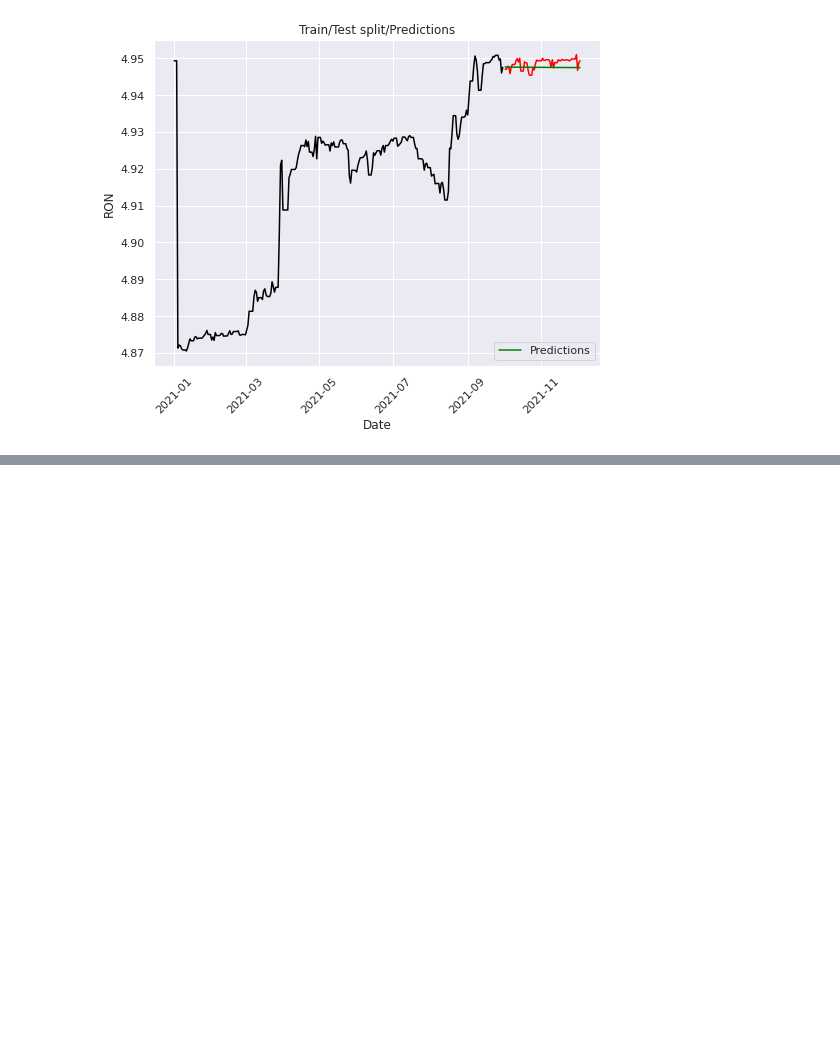
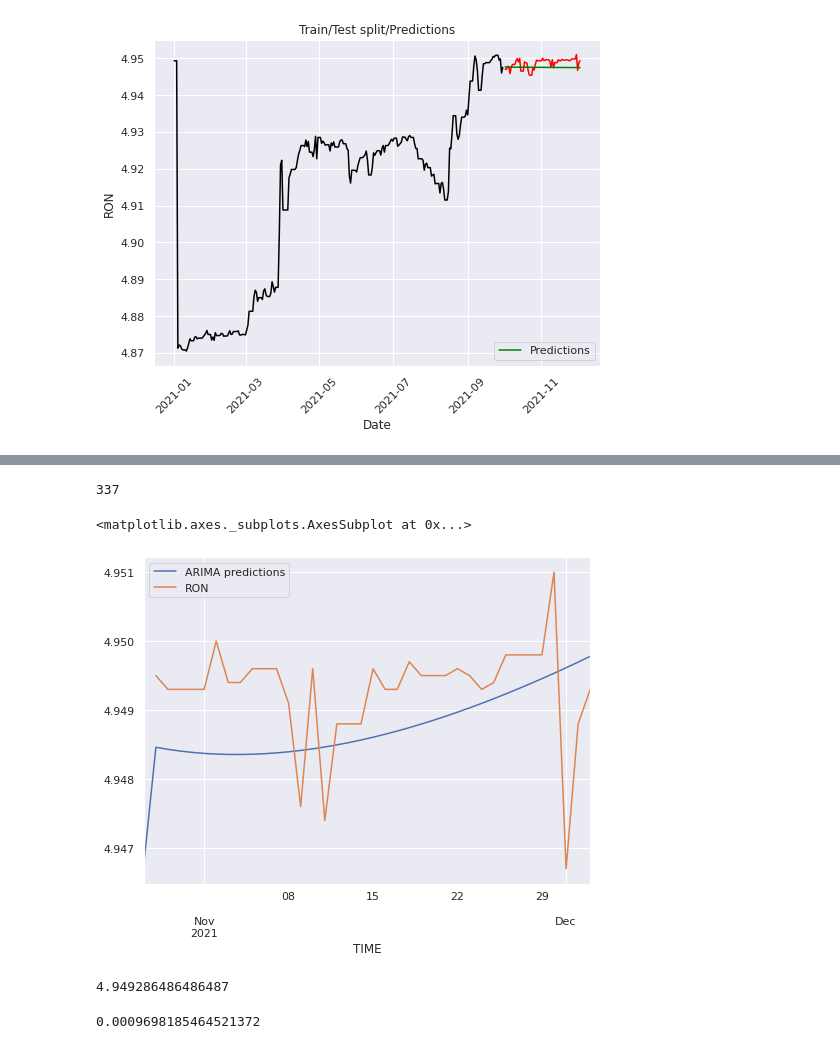
Before and after one commit to jtunde/Python, a Jupyter notebook: cn2 ARIMA.ipynb, the cells around one changed output, grey strips where cells are left out. Cells and saved outputs as stored; diff of their text form; code cells hidden in the pictures; blank space fills up the shorter version.

```diff
--- a/cn2 ARIMA.ipynb
+++ b/cn2 ARIMA.ipynb
@@ -169,2 +168,36 @@ print("MSE: ",arma_rmse)
 MSE:  0.004737733387625022
 [figure]
+# %%
+print(len(data))
+#1-300
+train = data.iloc[:300]
+#301-337
+test = data.iloc[300:]
+# %% [output]
+337
+# %%
+from statsmodels.tsa.arima_model import ARIMA
+#model=ARIMA(train['RON'],order=(1,0,5))
+model=ARIMA(train['RON'],order=(1,1,2))
+model=model.fit()
+model.summary()
+
+pred=model.predict(start='2021-10-27',end='2021-12-03',typ='levels').rename('ARIMA predictions')
+#pred=model.predict(start=len(train),end=len(train)+len(test)-1,typ='levels').rename('ARIMA predictions')
+
+pred.plot(legend=True)
+test['RON'].plot(legend=True)
+# %% [output]
+<matplotlib.axes._subplots.AxesSubplot at 0x...>
+[figure, added]
+# %%
+test['RON'].mean()
+# %% [output]
+4.949286486486487
+# %%
+from sklearn.metrics import mean_squared_error
+from math import sqrt
+rmse=sqrt(mean_squared_error(pred,test['RON']))
+print(rmse)
+# %% [output]
+0.0009698185464521372
```
Also changed, not shown: parts of 5 cells of this notebook.
